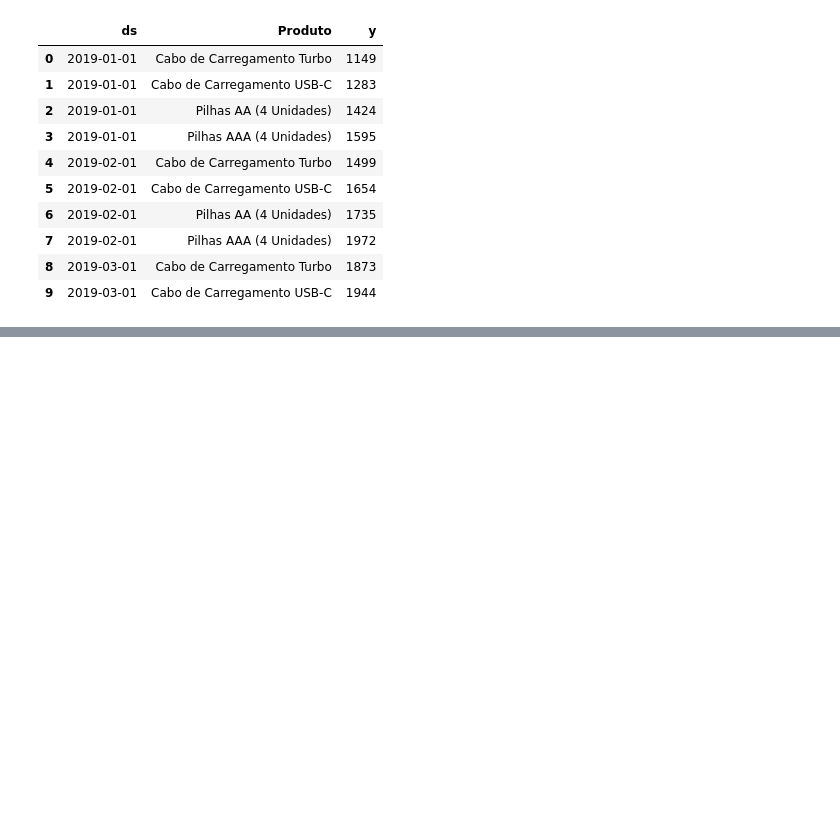
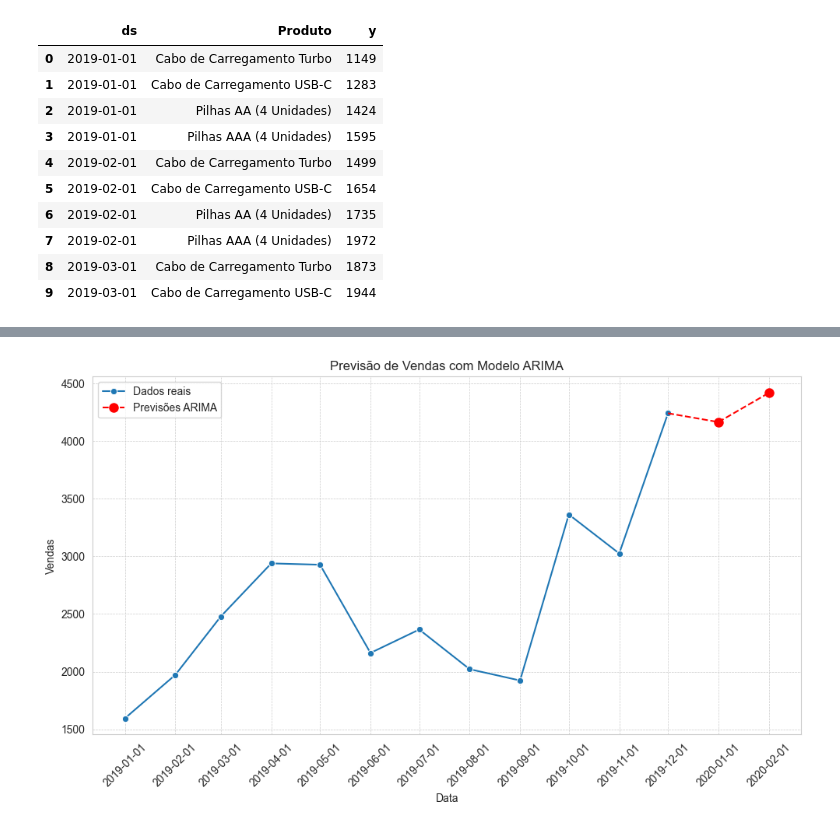
Before and after one commit to alyssonmontovanelli/analise_Previsao_Vendas_varejo, a Jupyter notebook: pre_processamento/proc_Alimentacao copy 2.ipynb, the cells around one changed output, grey strips where cells are left out. Cells and saved outputs as stored; diff of their text form; code cells hidden in the pictures; blank space fills up the shorter version.

```diff
--- a/pre_processamento/proc_Alimentacao copy 2.ipynb
+++ b/pre_processamento/proc_Alimentacao copy 2.ipynb
@@ -115,0 +174,28 @@ def destrinchaDF(df):
+# %%
+# Criar o gráfico
+plt.figure(figsize=(10, 6))
+
+# Plotar os dados reais
+sns.lineplot(x=df_pilha_AAA.index, y=df_pilha_AAA.values, label='Dados reais', marker='o')
+
+# Plotar as previsões do modelo ARIMA com linha de grid nos pontos
+plt.plot(forecast_arima.index, forecast_arima.values, color='red', linestyle='--', label='Previsões ARIMA', marker='o', markersize=8)
+plt.grid(True, which='both', linestyle='--', linewidth=0.5)  # Adicionar linha de grid nos pontos das previsões
+
+# Adicionar uma linha conectando os últimos pontos dos dados reais com o primeiro ponto das previsões
+plt.plot([df_pilha_AAA.index[-1], forecast_arima.index[0]], [df_pilha_AAA.values[-1], forecast_arima.values[0]], color='red', linestyle='--')
+
+# Adicionar rótulos e título
+plt.xlabel('Data')
+plt.ylabel('Vendas')
+plt.title('Previsão de Vendas com Modelo ARIMA')
+plt.legend()
+
+# Ajustar os ticks do eixo x para todos os meses
+plt.xticks(pd.date_range(start=df_pilha_AAA.index[0], end=forecast_arima.index[-1], freq='MS'), rotation=45)
+
+# Mostrar o gráfico
+plt.tight_layout()
+plt.show()
+# %% [output]
+[figure, added]
```
Also changed, not shown: parts of 12 cells of this notebook.
